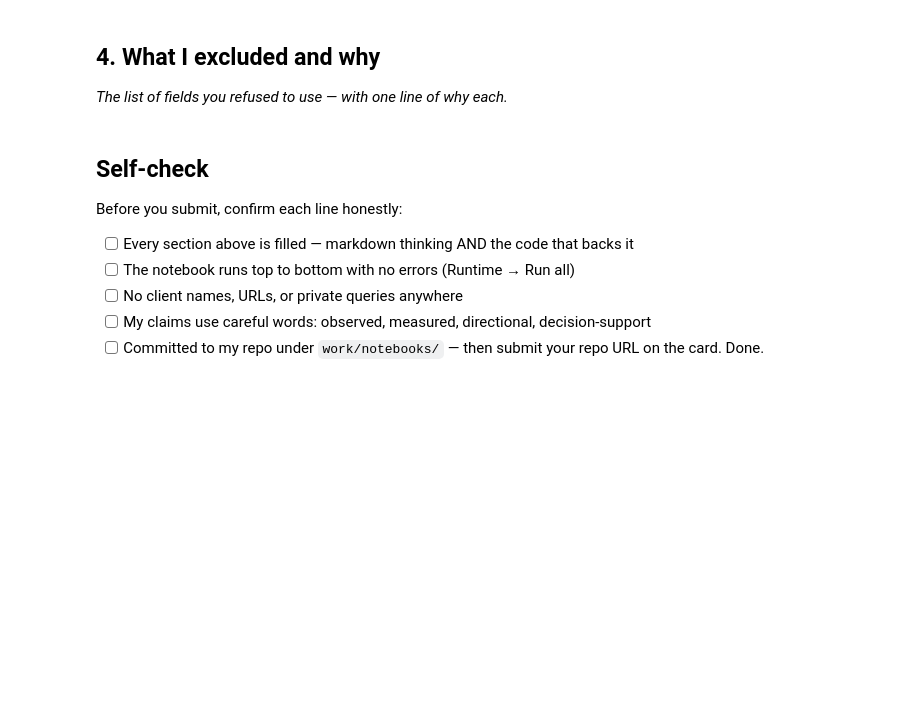
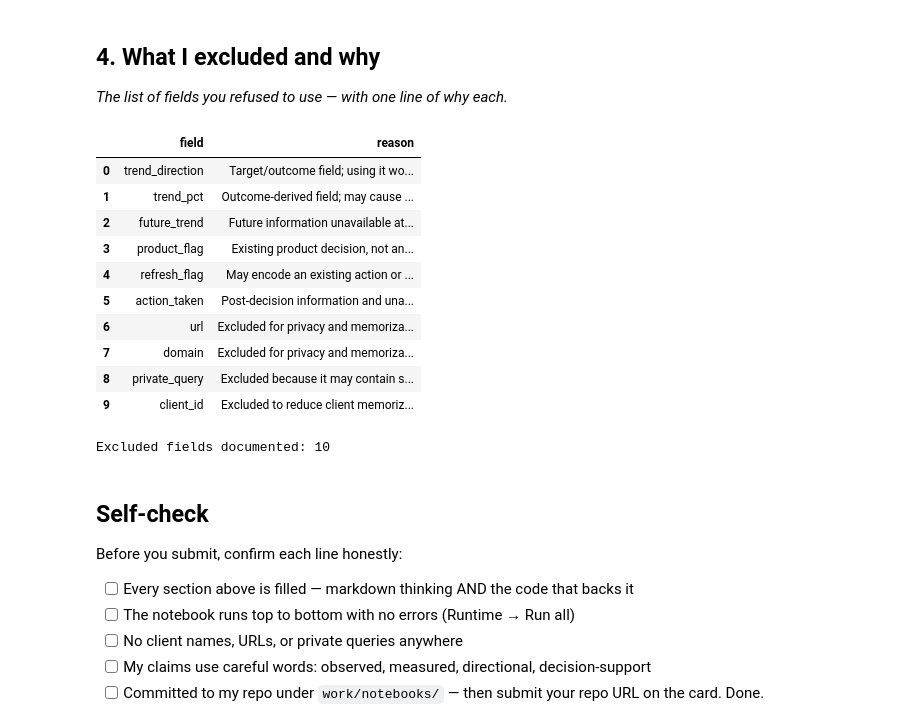
Before and after one commit to bilalahmed251/-ML-Search-Discovery, a Jupyter notebook: work/notebooks/w03_feature_leakage_check.ipynb, the cells around one changed output. Cells and saved outputs as stored; diff of their text form; code cells hidden in the pictures; blank space fills up the shorter version.

```diff
--- a/work/notebooks/w03_feature_leakage_check.ipynb
+++ b/work/notebooks/w03_feature_leakage_check.ipynb
@@ -37,3 +200,38 @@ This skeleton is yours to fill. Work the sections **in order** — each one has
+# %%
+excluded_fields = {
+    "trend_direction": "Target/outcome field; using it would directly reveal the label.",
+    "trend_pct": "Outcome-derived field; may cause target leakage.",
+    "future_trend": "Future information unavailable at prediction time.",
+    "product_flag": "Existing product decision, not an independent feature.",
+    "refresh_flag": "May encode an existing action or decision.",
+    "action_taken": "Post-decision information and unavailable before prediction.",
+    "url": "Excluded for privacy and memorization risk.",
+    "domain": "Excluded for privacy and memorization risk.",
+    "private_query": "Excluded because it may contain sensitive information.",
+    "client_id": "Excluded to reduce client memorization and privacy risk.",
+}
+
+excluded_summary = pd.DataFrame(
+    list(excluded_fields.items()),
+    columns=["field", "reason"]
+)
+
+display(excluded_summary)
+
+print("Excluded fields documented:", len(excluded_summary))
+# %% [output]
+|  | field | reason |
+| 0 | trend_direction | Target/outcome field; using it wo... |
+| 1 | trend_pct | Outcome-derived field; may cause ... |
+| 2 | future_trend | Future information unavailable at... |
+| 3 | product_flag | Existing product decision, not an... |
+| 4 | refresh_flag | May encode an existing action or ... |
+| 5 | action_taken | Post-decision information and una... |
+| 6 | url | Excluded for privacy and memoriza... |
+| 7 | domain | Excluded for privacy and memoriza... |
+| 8 | private_query | Excluded because it may contain s... |
+| 9 | client_id | Excluded to reduce client memoriz... |
+Excluded fields documented: 10
 # %% [markdown]
 ## Self-check
 
```
Also changed, not shown: parts of 11 cells of this notebook.
